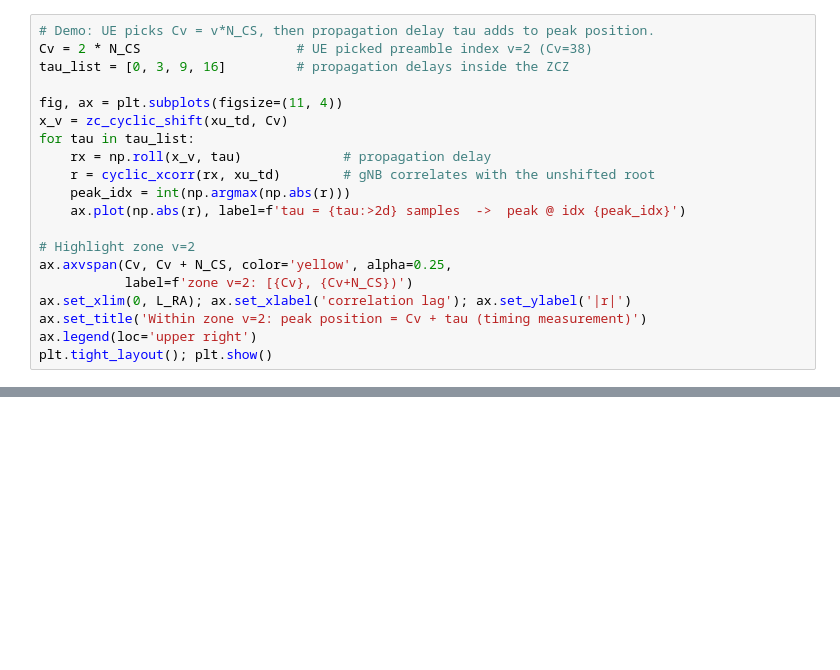
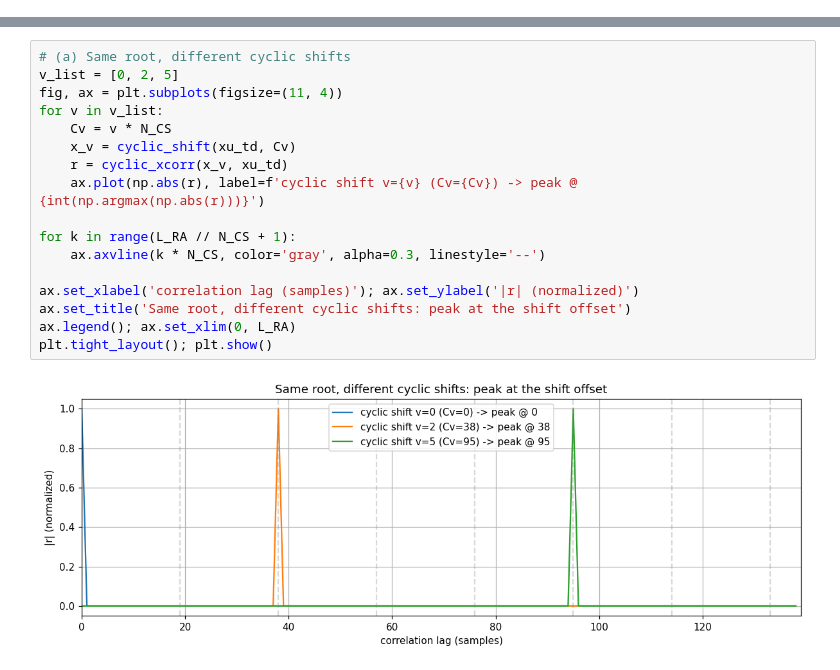
Before and after one commit to ArtisticZhao/notes, a Jupyter notebook: NR/initiate_synchronization/PRACH_原理与仿真.ipynb, the cells around one changed output, grey strips where cells are left out. Cells and saved outputs as stored; diff of their text form; blank space fills up the shorter version.

```diff
--- a/NR/initiate_synchronization/PRACH_原理与仿真.ipynb
+++ b/NR/initiate_synchronization/PRACH_原理与仿真.ipynb
@@ -197,20 +0,0 @@ A1 ($N_{CS}=19$) 在 120 kHz SCS 下：每 zone 时长 $\approx 19/(L_{RA}\cdot\
-# %%
-# Demo: UE picks Cv = v*N_CS, then propagation delay tau adds to peak position.
-Cv = 2 * N_CS                    # UE picked preamble index v=2 (Cv=38)
-tau_list = [0, 3, 9, 16]         # propagation delays inside the ZCZ
-
-fig, ax = plt.subplots(figsize=(11, 4))
-x_v = zc_cyclic_shift(xu_td, Cv)
-for tau in tau_list:
-    rx = np.roll(x_v, tau)             # propagation delay
-    r = cyclic_xcorr(rx, xu_td)        # gNB correlates with the unshifted root
-    peak_idx = int(np.argmax(np.abs(r)))
-    ax.plot(np.abs(r), label=f'tau = {tau:>2d} samples  ->  peak @ idx {peak_idx}')
-
-# Highlight zone v=2
-ax.axvspan(Cv, Cv + N_CS, color='yellow', alpha=0.25,
-           label=f'zone v=2: [{Cv}, {Cv+N_CS})')
-ax.set_xlim(0, L_RA); ax.set_xlabel('correlation lag'); ax.set_ylabel('|r|')
-ax.set_title('Within zone v=2: peak position = Cv + tau (timing measurement)')
-ax.legend(loc='upper right')
-plt.tight_layout(); plt.show()
@@ -527,0 +134,19 @@ FD occasion #1 detections (root u=1):
+# %%
+# (a) Same root, different cyclic shifts
+v_list = [0, 2, 5]
+fig, ax = plt.subplots(figsize=(11, 4))
+for v in v_list:
+    Cv = v * N_CS
+    x_v = cyclic_shift(xu_td, Cv)
+    r = cyclic_xcorr(x_v, xu_td)
+    ax.plot(np.abs(r), label=f'cyclic shift v={v} (Cv={Cv}) -> peak @ {int(np.argmax(np.abs(r)))}')
+
+for k in range(L_RA // N_CS + 1):
+    ax.axvline(k * N_CS, color='gray', alpha=0.3, linestyle='--')
+
+ax.set_xlabel('correlation lag (samples)'); ax.set_ylabel('|r| (normalized)')
+ax.set_title('Same root, different cyclic shifts: peak at the shift offset')
+ax.legend(); ax.set_xlim(0, L_RA)
+plt.tight_layout(); plt.show()
+# %% [output]
+[figure, added]
```
Also changed, not shown: parts of 52 cells of this notebook, 1 other file.
